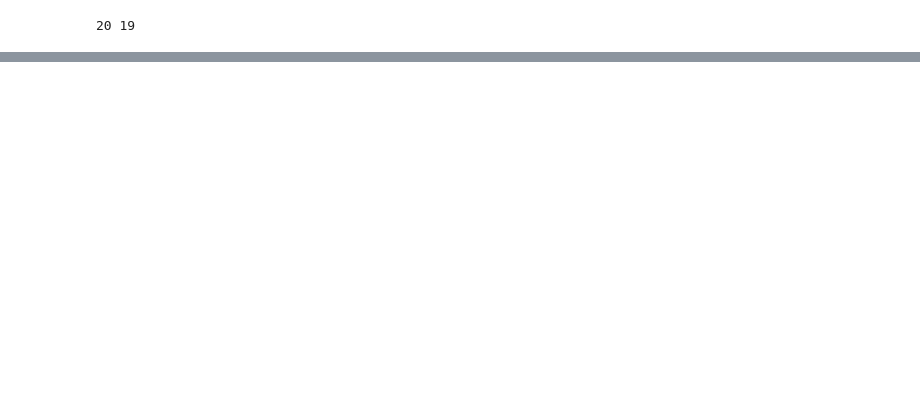
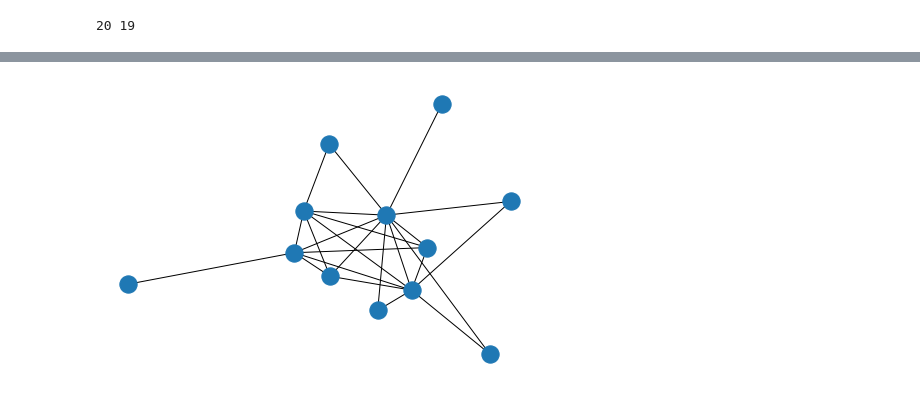
Before and after one commit to kehsihba19/Rumour-Detection, a Jupyter notebook: FINAL WORK.ipynb, the cells around one changed output, grey strips where cells are left out. Cells and saved outputs as stored; diff of their text form; code cells hidden in the pictures; blank space fills up the shorter version.

```diff
--- a/FINAL WORK.ipynb
+++ b/FINAL WORK.ipynb
@@ -356,0 +371,5 @@ nx.draw(candidateGraph)
+# %%
+cG = G.subgraph(my)
+nx.draw(cG)
+# %% [output]
+[figure, added]
```
Also changed, not shown: parts of 26 cells of this notebook, 1 other file.
